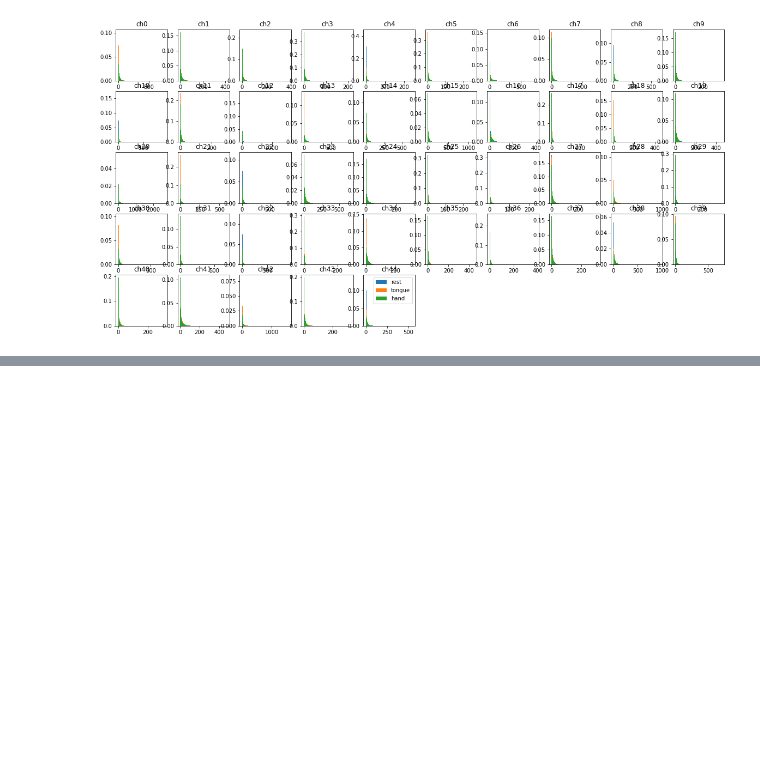
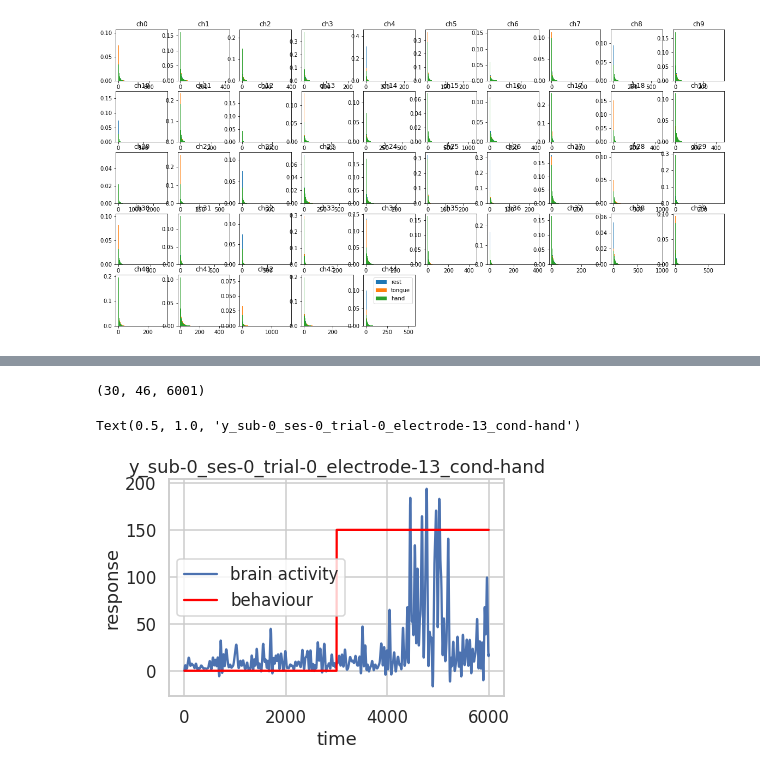
Before and after one commit to xanderladd/nma_motor_imagery, a Jupyter notebook: eda.ipynb, the cells around one changed output, grey strips where cells are left out. Cells and saved outputs as stored; diff of their text form; code cells hidden in the pictures; blank space fills up the shorter version.

```diff
--- a/eda.ipynb
+++ b/eda.ipynb
@@ -554,0 +501,4 @@ Applying baseline correction (mode: mean)
+# %%
+from glm import get_mne_data
+
+events, event_ids, raw, epochs, evokeds = get_mne_data(subject=0, session=0, epoch_with_rest=True)
@@ -554,0 +516,6 @@ Applying baseline correction (mode: mean)
+# %%
+import mne
+
+freq_filt_epochs = epochs.load_data().copy().filter(70, 115)
+power_y = (freq_filt_epochs['hand'].get_data()*(10**6))**2
+filt_power_y = mne.filter.filter_data(power_y, 1000, 0, 20)
@@ -554,0 +540,21 @@ Applying baseline correction (mode: mean)
+# %%
+filt_power_y.shape
+# %% [output]
+(30, 46, 6001)
+# %%
+behaviour = np.concatenate([np.zeros(3000), 150*np.ones(3000)])
+# %%
+import seaborn as sns
+
+sns.set(context='talk')
+sns.set_style("whitegrid")
+
+plt.plot(filt_power_y[0, 13], label='brain activity')
+plt.plot(behaviour, color='red', label='behaviour')
+plt.xlabel('time')
+plt.ylabel('response')
+plt.legend()
+plt.title('y_sub-0_ses-0_trial-0_electrode-13_cond-hand')
+# %% [output]
+Text(0.5, 1.0, 'y_sub-0_ses-0_trial-0_electrode-13_cond-hand')
+[figure, added]
```
Also changed, not shown: parts of 9 cells of this notebook, 1 other file.
